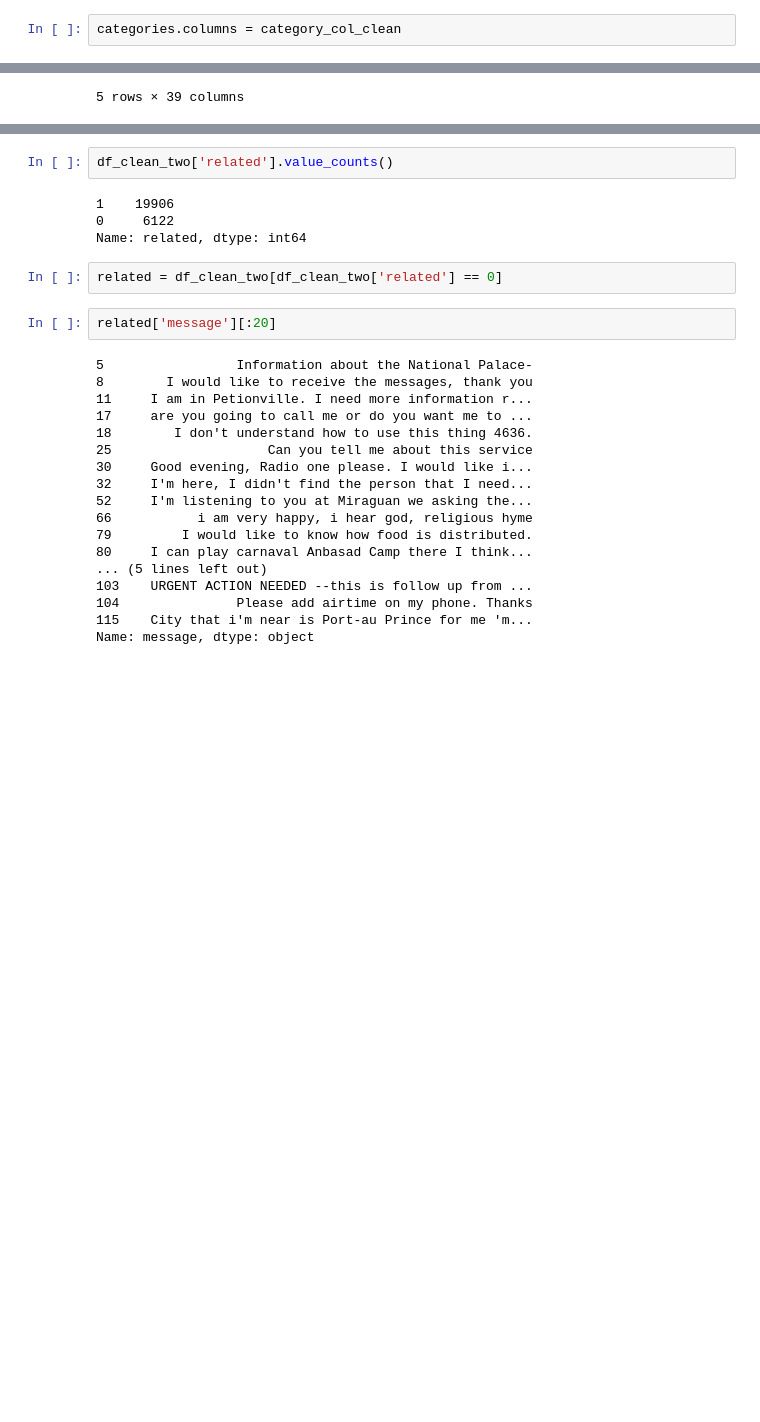
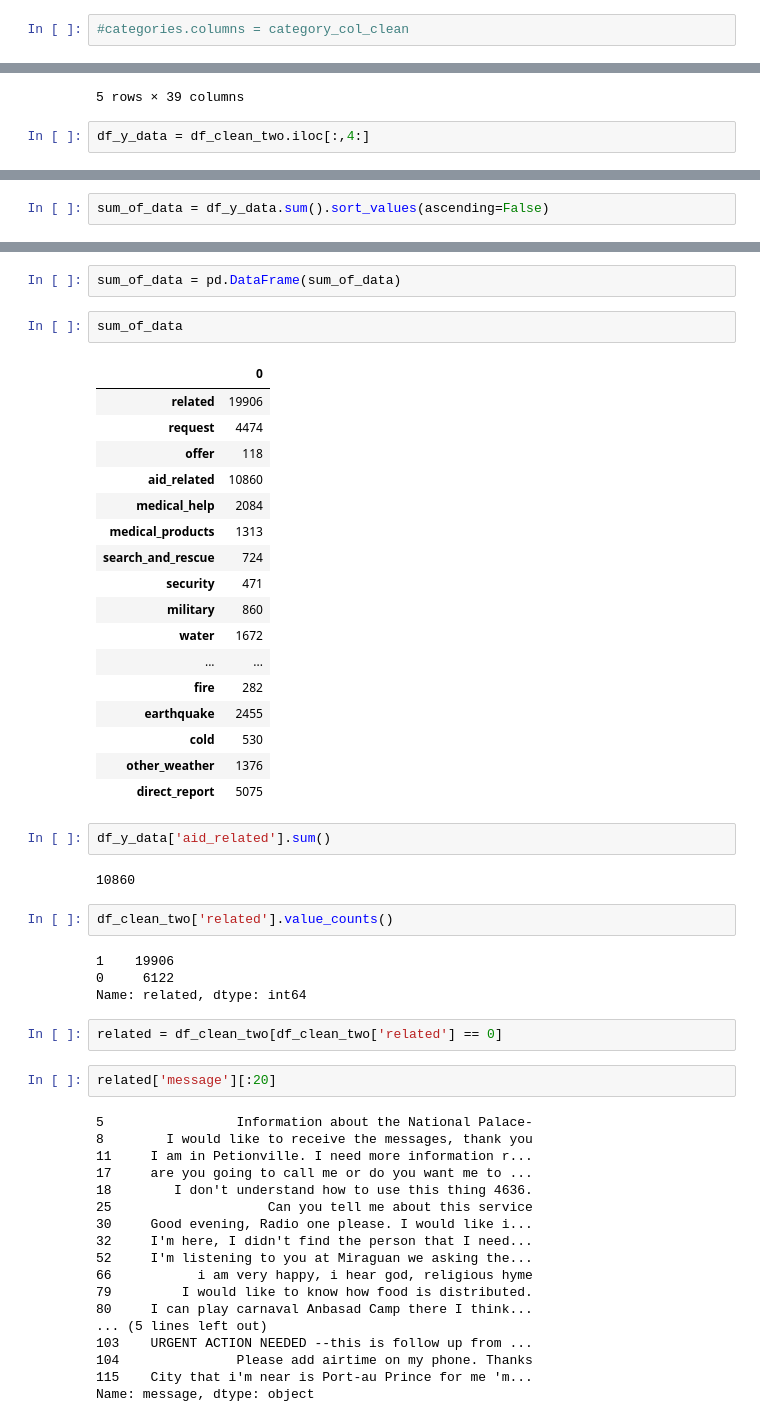
Before and after one commit to HenrikWarf/data-NLP_disaster_response_messages, a Jupyter notebook: ETL Pipeline Preparation.ipynb, the cells around one changed output, grey strips where cells are left out. Saved outputs shown, nothing was run; the diff lists cells and outputs as text; blank space fills up the shorter version.

```diff
--- a/ETL Pipeline Preparation.ipynb
+++ b/ETL Pipeline Preparation.ipynb
@@ -115,5 +115,5 @@ for cat in categories:
 # %%
-categories.columns = category_col_clean
+#categories.columns = category_col_clean
 # %% [markdown]
 ### 4. Convert category values to just numbers 0 or 1.
 - Iterate through the category columns in df to keep only the last character of each string (the 1 or 0). For example, `related-0` becomes `0`, `related-1` becomes `1`. Convert the string to a numeric value.
@@ -276,3 +276,5 @@ df_clean_two.head()
 | 3 | 9 | UN reports Leogane 80-90 destroye... | UN reports Leogane 80-90 destroye... | direct | 1 | 1 | 0 | 1 | 0 | ... |
 | 4 | 12 | says: west side of Haiti, rest of... | facade ouest d Haiti et le reste ... | direct | 1 | 0 | 0 | 0 | 0 | ... |
 5 rows × 39 columns
+# %%
+df_y_data = df_clean_two.iloc[:,4:]
@@ -278,0 +293,2 @@ df_clean_two.head()
+# %%
+sum_of_data = df_y_data.sum().sort_values(ascending=False)
@@ -279,3 +339,29 @@ df_clean_two.head()
+# %%
+sum_of_data = pd.DataFrame(sum_of_data)
+# %%
+sum_of_data
+# %% [output]
+|  | 0 |
+| related | 19906 |
+| request | 4474 |
+| offer | 118 |
+| aid_related | 10860 |
+| medical_help | 2084 |
+| medical_products | 1313 |
+| search_and_rescue | 724 |
+| security | 471 |
+| military | 860 |
+| water | 1672 |
+| ... | ... |
+| fire | 282 |
+| earthquake | 2455 |
+| cold | 530 |
+| other_weather | 1376 |
+| direct_report | 5075 |
+# %%
+df_y_data['aid_related'].sum()
+# %% [output]
+10860
 # %%
 df_clean_two['related'].value_counts()
 # %% [output]
```
Also changed, not shown: parts of 10 cells of this notebook, 6 other files.
